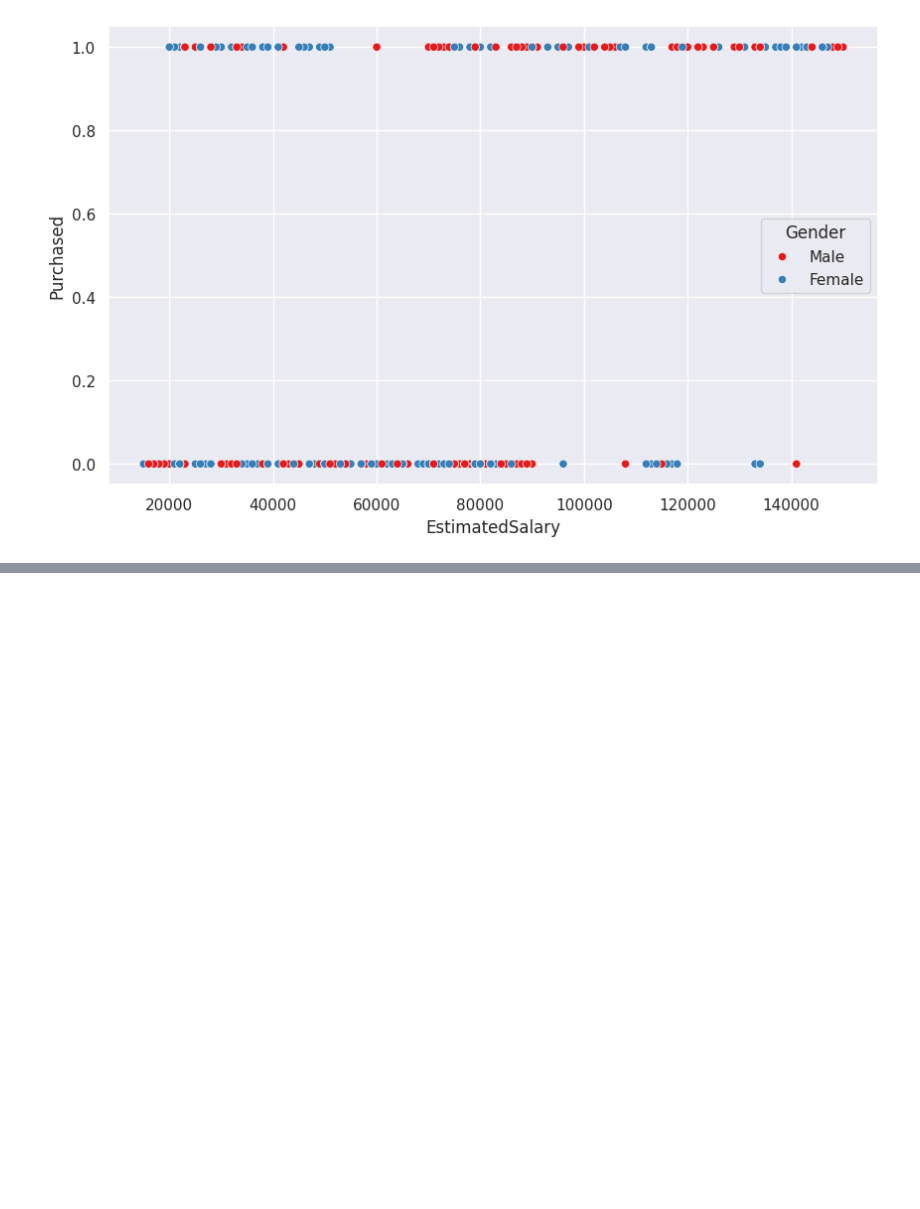
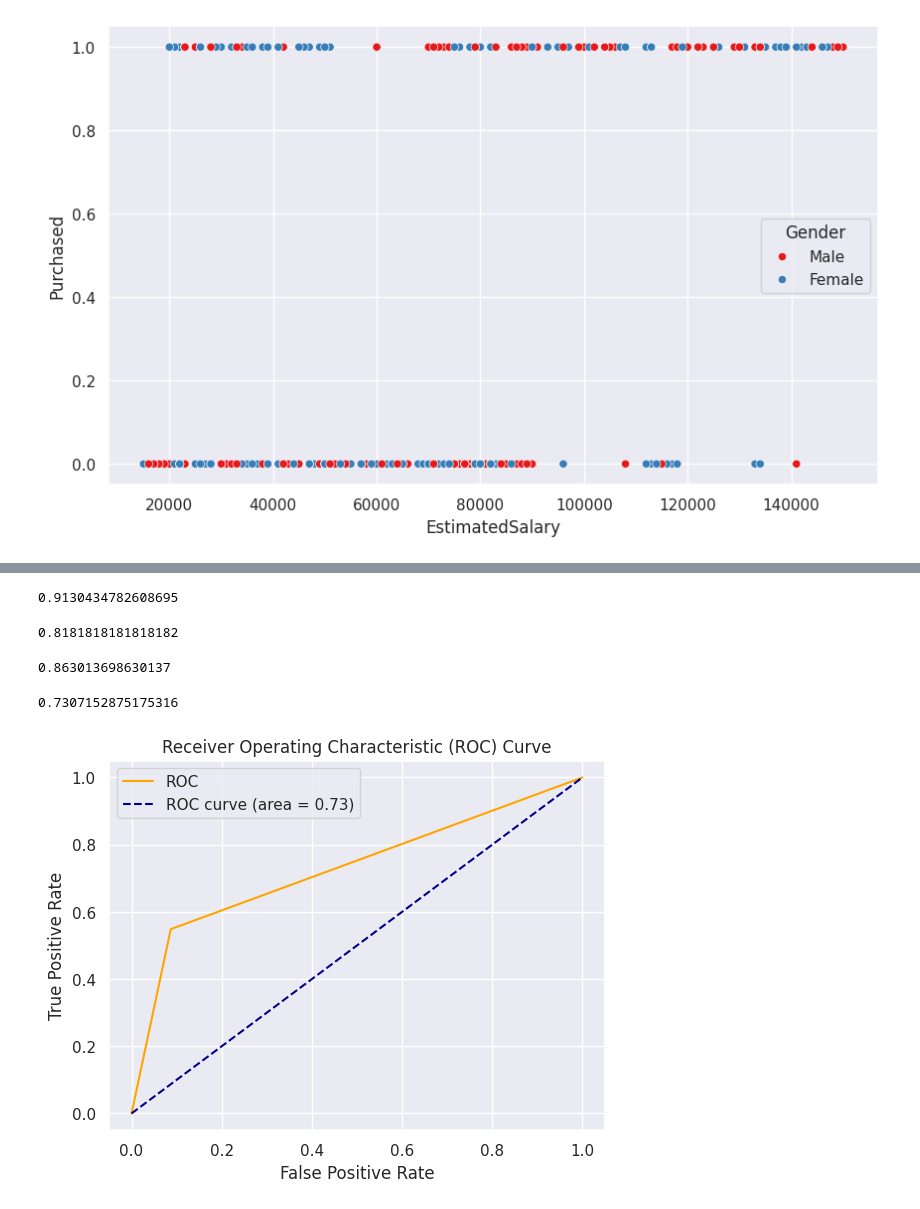
Before and after one commit to Hameedhullah/Machine-Learning, a Jupyter notebook: Logistic_Regression.ipynb, the cells around one changed output, grey strips where cells are left out. Drawn from its saved outputs; the diff is of its cells as text; code cells hidden in the pictures; blank space fills up the shorter version.

```diff
--- a/Logistic_Regression.ipynb
+++ b/Logistic_Regression.ipynb
@@ -233,0 +286,6 @@ ValueError: could not convert string to float: 'Male'
+# %%
+# Model Building
+
+BLR_log_reg = LogisticRegression()
+
+BLR_log_reg.fit(BLR_x_train,BLR_y_train)
@@ -233,0 +294,2 @@ ValueError: could not convert string to float: 'Male'
+# %%
+BLR_y_pred = BLR_log_reg.predict(BLR_x_test)
@@ -233,0 +322,36 @@ ValueError: could not convert string to float: 'Male'
+# %%
+# Precison
+Precision = true_positive/(true_positive+false_positive)
+Precision
+# %% [output]
+0.9130434782608695
+# %%
+# Recall
+Recall = true_positive/(true_positive+false_negative)
+Recall
+# %% [output]
+0.8181818181818182
+# %%
+# F1 Score
+F1_Score = 2*(Recall * Precision) / (Recall + Precision)
+F1_Score
+# %% [output]
+0.863013698630137
+# %%
+# Area Under Curve
+auc = roc_auc_score(BLR_y_test, BLR_y_pred)
+auc
+# %% [output]
+0.7307152875175316
+# %%
+fpr, tpr, thresholds = roc_curve(BLR_y_test, BLR_y_pred)
+# %%
+plt.plot(fpr, tpr, color='orange', label='ROC')
+plt.plot([0, 1], [0, 1], color='darkblue', linestyle='--',label='ROC curve (area = %0.2f)' % auc)
+plt.xlabel('False Positive Rate')
+plt.ylabel('True Positive Rate')
+plt.title('Receiver Operating Characteristic (ROC) Curve')
+plt.legend()
+plt.show()
+# %% [output]
+[figure, added]
```
Also changed, not shown: parts of 16 cells of this notebook.
